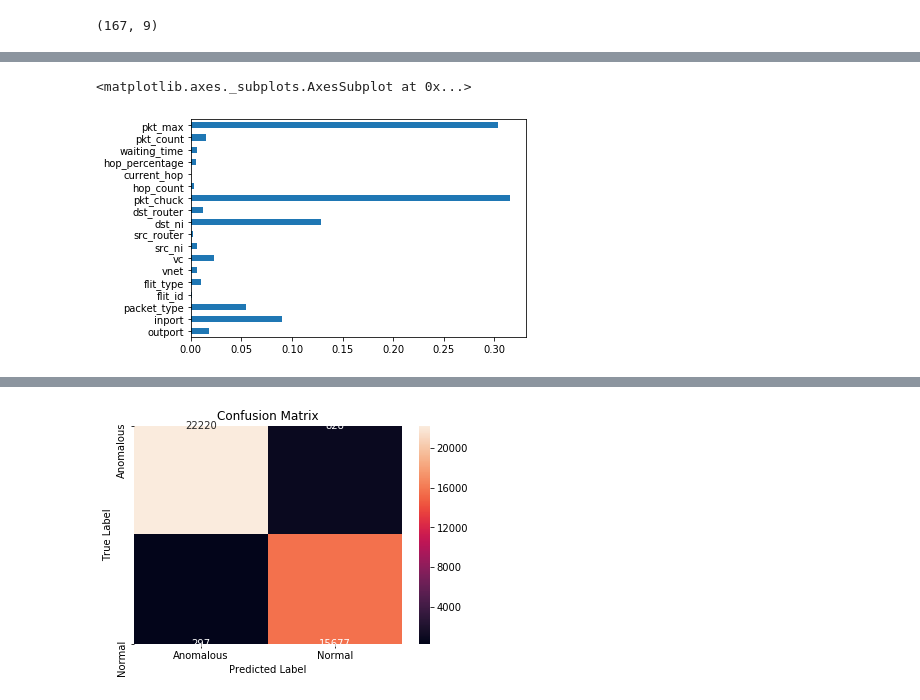
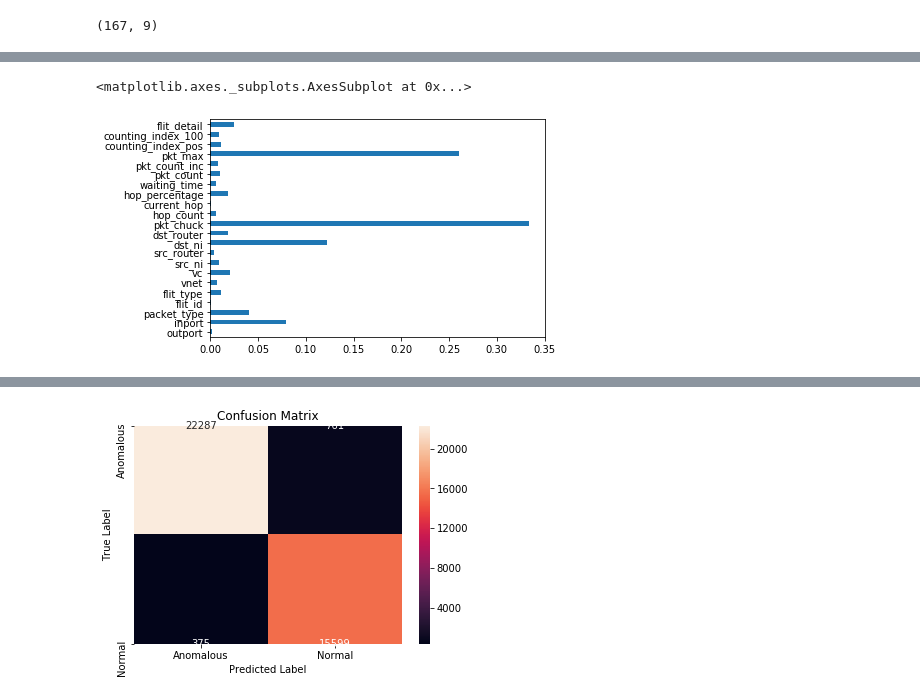
Before and after one commit to chamikasudusinghe/nocml, a Jupyter notebook: ver 5.2/wat_r1_model-v1.ipynb, the cells around one changed output, grey strips where cells are left out. Drawn from its saved outputs; the diff is of its cells as text; code cells hidden in the pictures.

```diff
--- a/ver 5.2/wat_r1_model-v1.ipynb
+++ b/ver 5.2/wat_r1_model-v1.ipynb
@@ -158,0 +177,8 @@ train_X
+# %%
+#standardization after adding combined features
+x = train_X.values
+columns = train_X.columns
+x_scaled = min_max_scaler.fit_transform(x)
+train_X = pd.DataFrame(x_scaled)
+train_X.columns = columns
+train_X
@@ -646,7 +690,7 @@ model.add(Dense(8, activation='relu'))
 model.add(BatchNormalization())
 model.add(Dense(4, activation='relu'))
 model.add(Dense(1, activation='sigmoid'))
-opt = SGD(lr=0.01, momentum=0.9)
+opt = SGD(lr=0.02, momentum=0.9)
 model.compile(optimizer=opt, loss='mean_squared_error', metrics=['accuracy'])
 early_stopping_monitor = EarlyStopping(patience=20)
 model.fit(X_train, y_train, epochs=30, validation_split=0.2)
@@ -688,8 +732,8 @@ from sklearn.tree import DecisionTreeClassifier
 from sklearn.model_selection import GridSearchCV
 # %%
 # GridSearchCV
-param_grid={'max_depth':range(0,17,2) ,
-            'max_features':range(0,17,2)}
+param_grid={'max_depth':range(0,21,2) ,
+            'max_features':range(0,21,2)}
 dt_g=DecisionTreeClassifier(random_state = 42)
 dt_cv=GridSearchCV(dt_g,param_grid,cv=10,scoring='accuracy',n_jobs=-1)
 dt_cv.fit(X_train,y_train)
@@ -702,5 +746,5 @@ Accuracy : 0.920996140858659
 # %%
-dt = DecisionTreeClassifier(max_depth=16,max_features=16,random_state = 42)
+dt = DecisionTreeClassifier(max_depth=21,max_features=21,random_state = 42)
 dt.fit(X_train,y_train)
 # %% [output]
 DecisionTreeClassifier(ccp_alpha=0.0, class_weight=None, criterion='gini',
@@ -722,9 +766,9 @@ Test Prediction Score 92.74768079544872
 # %%
-feat_importances = pd.Series(dt.feature_importances_, index=columns_X.columns)
+feat_importances = pd.Series(dt.feature_importances_, index=columns)
 feat_importances.plot(kind='barh')
 # %% [output]
 <matplotlib.axes._subplots.AxesSubplot at 0x...>
-[figure, old version]
+[figure, new version]
 # %%
 cm = confusion_matrix(y_test, y_pred_dt)
 print(cm)
```
Also changed, not shown: parts of 63 cells of this notebook, 7 other files.
